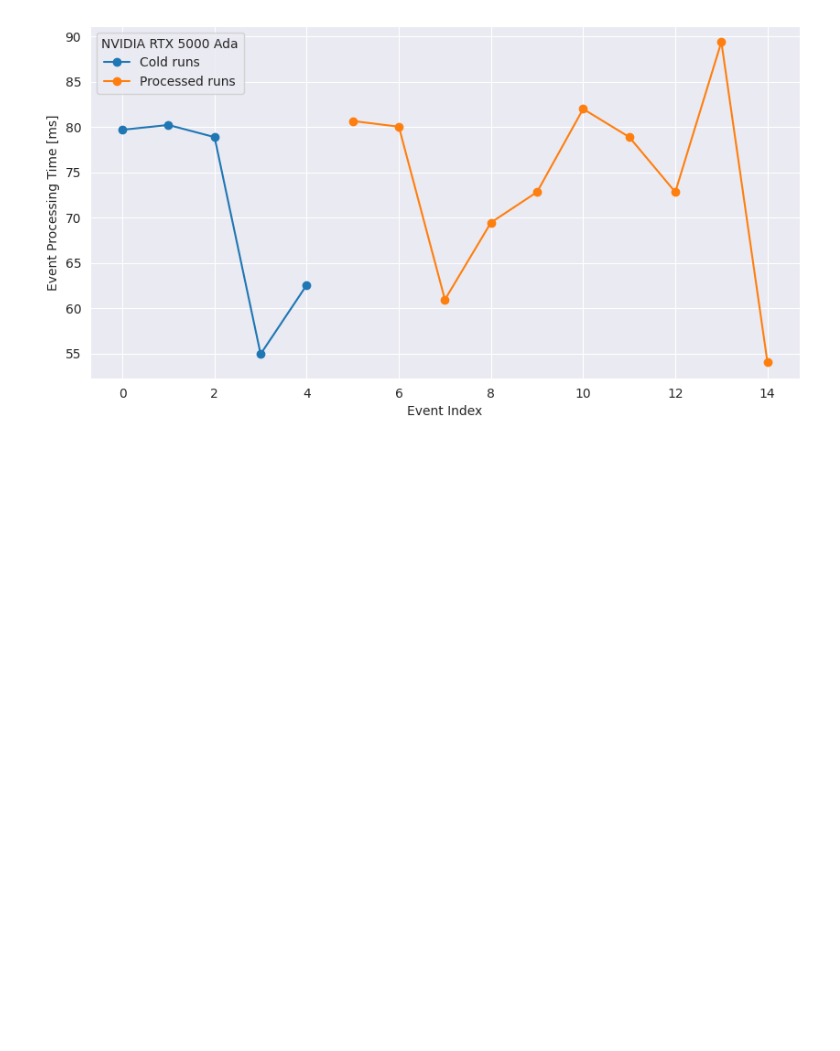
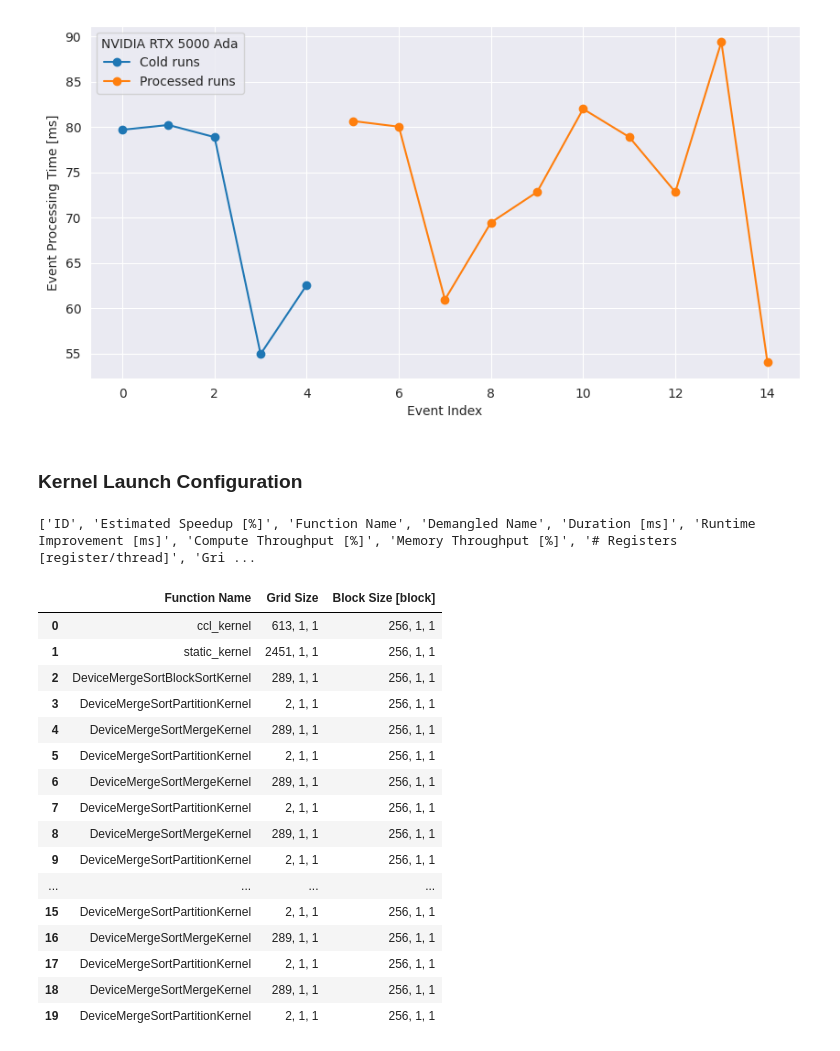
Before and after one commit to tescaria/cern-internship, a Jupyter notebook: profiling/quick_checks.ipynb, the cells around one changed output. Drawn from its saved outputs; the diff is of its cells as text; code cells hidden in the pictures; blank space fills up the shorter version.

```diff
--- a/profiling/quick_checks.ipynb
+++ b/profiling/quick_checks.ipynb
@@ -116,3 +120,27 @@ plt.grid(True)
 plt.show()
 # %% [output]
 [figure]
+# %% [markdown]
+### Kernel Launch Configuration
+# %%
+print(df.columns.tolist())
+display(df[["Function Name", "Grid Size", "Block Size [block]"]].head(20))
+# %% [output]
+['ID', 'Estimated Speedup [%]', 'Function Name', 'Demangled Name', 'Duration [ms]', 'Runtime Improvement [ms]', 'Compute Throughput [%]', 'Memory Throughput [%]', '# Registers [register/thread]', 'Gri ...
+|  | Function Name | Grid Size | Block Size [block] |
+| 0 | ccl_kernel | 613, 1, 1 | 256, 1, 1 |
+| 1 | static_kernel | 2451, 1, 1 | 256, 1, 1 |
+| 2 | DeviceMergeSortBlockSortKernel | 289, 1, 1 | 256, 1, 1 |
+| 3 | DeviceMergeSortPartitionKernel | 2, 1, 1 | 256, 1, 1 |
+| 4 | DeviceMergeSortMergeKernel | 289, 1, 1 | 256, 1, 1 |
+| 5 | DeviceMergeSortPartitionKernel | 2, 1, 1 | 256, 1, 1 |
+| 6 | DeviceMergeSortMergeKernel | 289, 1, 1 | 256, 1, 1 |
+| 7 | DeviceMergeSortPartitionKernel | 2, 1, 1 | 256, 1, 1 |
+| 8 | DeviceMergeSortMergeKernel | 289, 1, 1 | 256, 1, 1 |
+| 9 | DeviceMergeSortPartitionKernel | 2, 1, 1 | 256, 1, 1 |
+| ... | ... | ... | ... |
+| 15 | DeviceMergeSortPartitionKernel | 2, 1, 1 | 256, 1, 1 |
+| 16 | DeviceMergeSortMergeKernel | 289, 1, 1 | 256, 1, 1 |
+| 17 | DeviceMergeSortPartitionKernel | 2, 1, 1 | 256, 1, 1 |
+| 18 | DeviceMergeSortMergeKernel | 289, 1, 1 | 256, 1, 1 |
+| 19 | DeviceMergeSortPartitionKernel | 2, 1, 1 | 256, 1, 1 |
```
Also changed, not shown: parts of 6 cells of this notebook.
